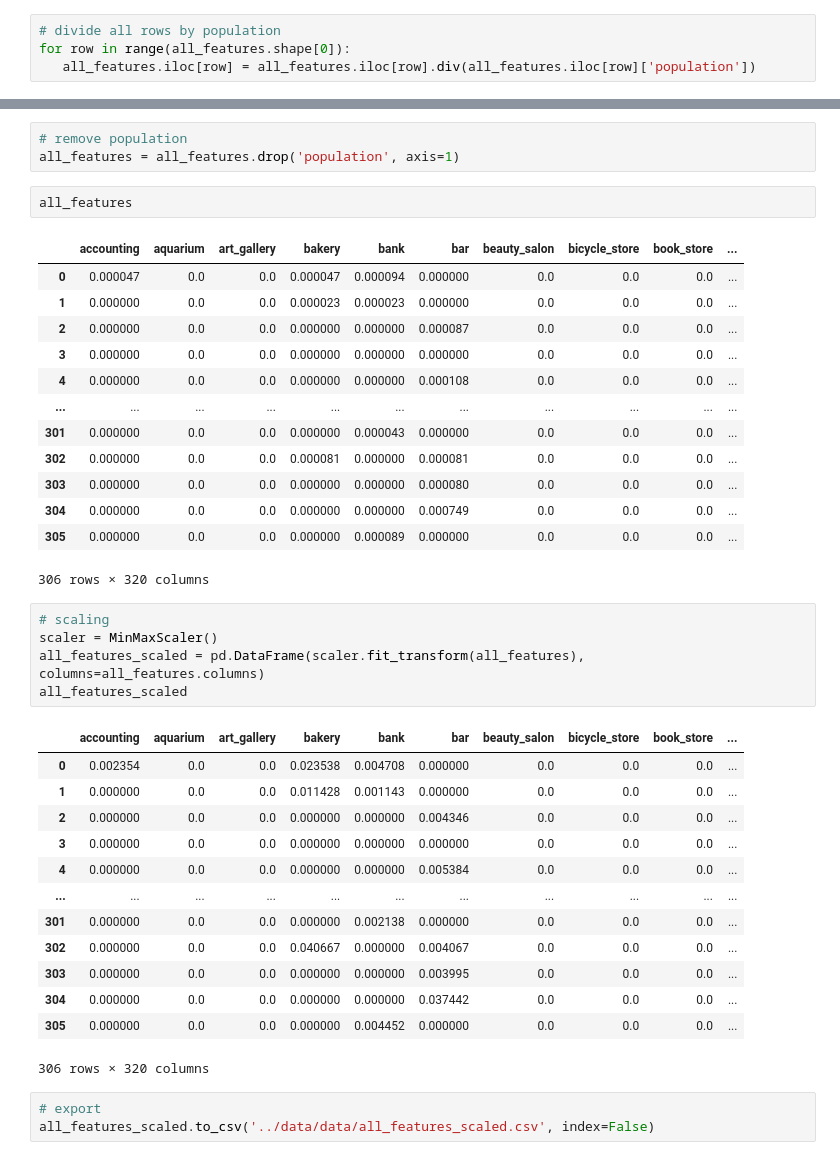
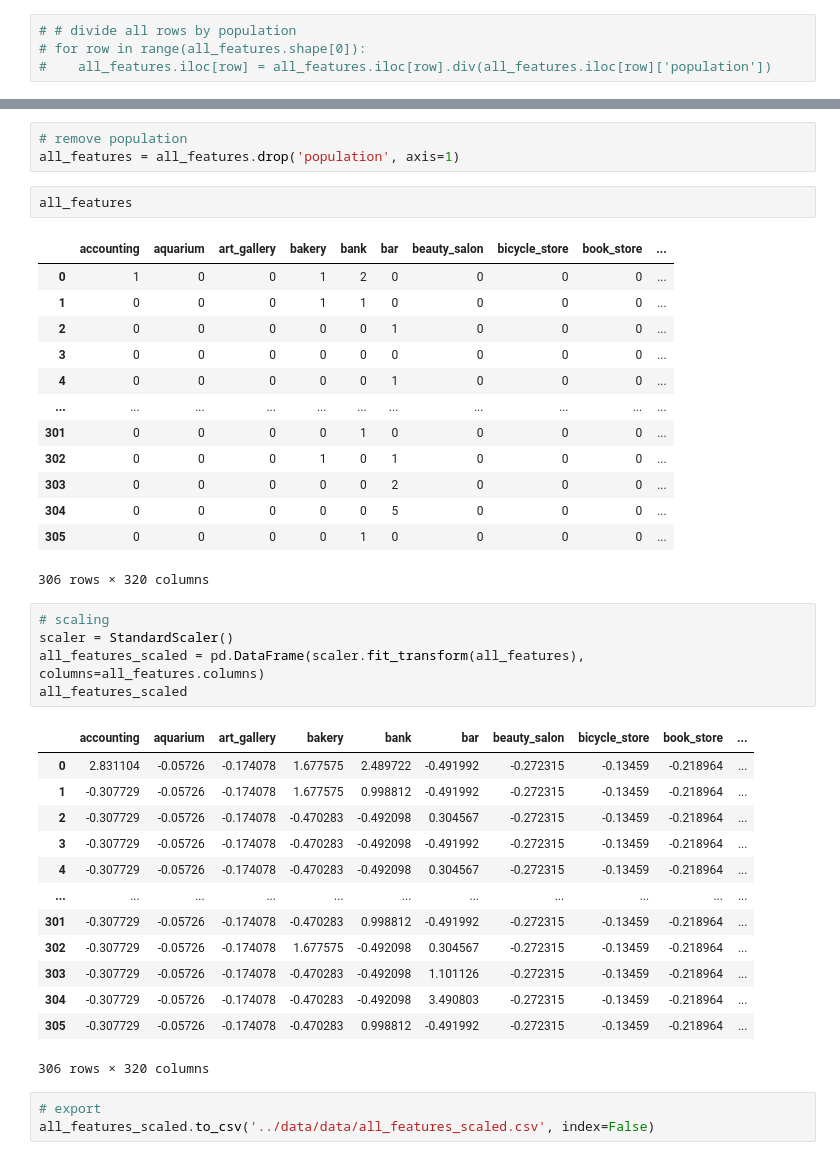
Before and after one commit to ktamkee/NYC_midterm_project, a Jupyter notebook: src/feature_engineering.ipynb, the cells around one changed output, grey strips where cells are left out. Cells and saved outputs as stored; diff of their text form.

```diff
--- a/src/feature_engineering.ipynb
+++ b/src/feature_engineering.ipynb
@@ -72,9 +72,9 @@ all_features.head()
 | 4 | 9287.0 | 0 | 0 | 0 | 0 | 0 | 1 | 0 | 0 | ... |
 5 rows × 321 columns
 # %%
-# divide all rows by population
-for row in range(all_features.shape[0]):
-   all_features.iloc[row] = all_features.iloc[row].div(all_features.iloc[row]['population'])
+# # divide all rows by population
+# for row in range(all_features.shape[0]):
+#    all_features.iloc[row] = all_features.iloc[row].div(all_features.iloc[row]['population'])
 # %%
 all_features
 # %% [output]
@@ -98,36 +98,36 @@ all_features = all_features.drop('population', axis=1)
 all_features
 # %% [output]
 |  | accounting | aquarium | art_gallery | bakery | bank | bar | beauty_salon | bicycle_store | book_store | ... |
-| 0 | 0.000047 | 0.0 | 0.0 | 0.000047 | 0.000094 | 0.000000 | 0.0 | 0.0 | 0.0 | ... |
-| 1 | 0.000000 | 0.0 | 0.0 | 0.000023 | 0.000023 | 0.000000 | 0.0 | 0.0 | 0.0 | ... |
-| 2 | 0.000000 | 0.0 | 0.0 | 0.000000 | 0.000000 | 0.000087 | 0.0 | 0.0 | 0.0 | ... |
-| 3 | 0.000000 | 0.0 | 0.0 | 0.000000 | 0.000000 | 0.000000 | 0.0 | 0.0 | 0.0 | ... |
-| 4 | 0.000000 | 0.0 | 0.0 | 0.000000 | 0.000000 | 0.000108 | 0.0 | 0.0 | 0.0 | ... |
+| 0 | 1 | 0 | 0 | 1 | 2 | 0 | 0 | 0 | 0 | ... |
+| 1 | 0 | 0 | 0 | 1 | 1 | 0 | 0 | 0 | 0 | ... |
+| 2 | 0 | 0 | 0 | 0 | 0 | 1 | 0 | 0 | 0 | ... |
+| 3 | 0 | 0 | 0 | 0 | 0 | 0 | 0 | 0 | 0 | ... |
+| 4 | 0 | 0 | 0 | 0 | 0 | 1 | 0 | 0 | 0 | ... |
 | ... | ... | ... | ... | ... | ... | ... | ... | ... | ... | ... |
-| 301 | 0.000000 | 0.0 | 0.0 | 0.000000 | 0.000043 | 0.000000 | 0.0 | 0.0 | 0.0 | ... |
-| 302 | 0.000000 | 0.0 | 0.0 | 0.000081 | 0.000000 | 0.000081 | 0.0 | 0.0 | 0.0 | ... |
-| 303 | 0.000000 | 0.0 | 0.0 | 0.000000 | 0.000000 | 0.000080 | 0.0 | 0.0 | 0.0 | ... |
-| 304 | 0.000000 | 0.0 | 0.0 | 0.000000 | 0.000000 | 0.000749 | 0.0 | 0.0 | 0.0 | ... |
-| 305 | 0.000000 | 0.0 | 0.0 | 0.000000 | 0.000089 | 0.000000 | 0.0 | 0.0 | 0.0 | ... |
+| 301 | 0 | 0 | 0 | 0 | 1 | 0 | 0 | 0 | 0 | ... |
+| 302 | 0 | 0 | 0 | 1 | 0 | 1 | 0 | 0 | 0 | ... |
+| 303 | 0 | 0 | 0 | 0 | 0 | 2 | 0 | 0 | 0 | ... |
+| 304 | 0 | 0 | 0 | 0 | 0 | 5 | 0 | 0 | 0 | ... |
+| 305 | 0 | 0 | 0 | 0 | 1 | 0 | 0 | 0 | 0 | ... |
 306 rows × 320 columns
 # %%
 # scaling
-scaler = MinMaxScaler()
+scaler = StandardScaler()
 all_features_scaled = pd.DataFrame(scaler.fit_transform(all_features), columns=all_features.columns)
 all_features_scaled
 # %% [output]
 |  | accounting | aquarium | art_gallery | bakery | bank | bar | beauty_salon | bicycle_store | book_store | ... |
-| 0 | 0.002354 | 0.0 | 0.0 | 0.023538 | 0.004708 | 0.000000 | 0.0 | 0.0 | 0.0 | ... |
-| 1 | 0.000000 | 0.0 | 0.0 | 0.011428 | 0.001143 | 0.000000 | 0.0 | 0.0 | 0.0 | ... |
-| 2 | 0.000000 | 0.0 | 0.0 | 0.000000 | 0.000000 | 0.004346 | 0.0 | 0.0 | 0.0 | ... |
-| 3 | 0.000000 | 0.0 | 0.0 | 0.000000 | 0.000000 | 0.000000 | 0.0 | 0.0 | 0.0 | ... |
-| 4 | 0.000000 | 0.0 | 0.0 | 0.000000 | 0.000000 | 0.005384 | 0.0 | 0.0 | 0.0 | ... |
+| 0 | 2.831104 | -0.05726 | -0.174078 | 1.677575 | 2.489722 | -0.491992 | -0.272315 | -0.13459 | -0.218964 | ... |
+| 1 | -0.307729 | -0.05726 | -0.174078 | 1.677575 | 0.998812 | -0.491992 | -0.272315 | -0.13459 | -0.218964 | ... |
+| 2 | -0.307729 | -0.05726 | -0.174078 | -0.470283 | -0.492098 | 0.304567 | -0.272315 | -0.13459 | -0.218964 | ... |
+| 3 | -0.307729 | -0.05726 | -0.174078 | -0.470283 | -0.492098 | -0.491992 | -0.272315 | -0.13459 | -0.218964 | ... |
+| 4 | -0.307729 | -0.05726 | -0.174078 | -0.470283 | -0.492098 | 0.304567 | -0.272315 | -0.13459 | -0.218964 | ... |
 | ... | ... | ... | ... | ... | ... | ... | ... | ... | ... | ... |
-| 301 | 0.000000 | 0.0 | 0.0 | 0.000000 | 0.002138 | 0.000000 | 0.0 | 0.0 | 0.0 | ... |
-| 302 | 0.000000 | 0.0 | 0.0 | 0.040667 | 0.000000 | 0.004067 | 0.0 | 0.0 | 0.0 | ... |
-| 303 | 0.000000 | 0.0 | 0.0 | 0.000000 | 0.000000 | 0.003995 | 0.0 | 0.0 | 0.0 | ... |
-| 304 | 0.000000 | 0.0 | 0.0 | 0.000000 | 0.000000 | 0.037442 | 0.0 | 0.0 | 0.0 | ... |
-| 305 | 0.000000 | 0.0 | 0.0 | 0.000000 | 0.004452 | 0.000000 | 0.0 | 0.0 | 0.0 | ... |
+| 301 | -0.307729 | -0.05726 | -0.174078 | -0.470283 | 0.998812 | -0.491992 | -0.272315 | -0.13459 | -0.218964 | ... |
+| 302 | -0.307729 | -0.05726 | -0.174078 | 1.677575 | -0.492098 | 0.304567 | -0.272315 | -0.13459 | -0.218964 | ... |
+| 303 | -0.307729 | -0.05726 | -0.174078 | -0.470283 | -0.492098 | 1.101126 | -0.272315 | -0.13459 | -0.218964 | ... |
+| 304 | -0.307729 | -0.05726 | -0.174078 | -0.470283 | -0.492098 | 3.490803 | -0.272315 | -0.13459 | -0.218964 | ... |
+| 305 | -0.307729 | -0.05726 | -0.174078 | -0.470283 | 0.998812 | -0.491992 | -0.272315 | -0.13459 | -0.218964 | ... |
 306 rows × 320 columns
 # %%
 # export
```
Also changed, not shown: parts of 1 cell of this notebook, 6 other files.
